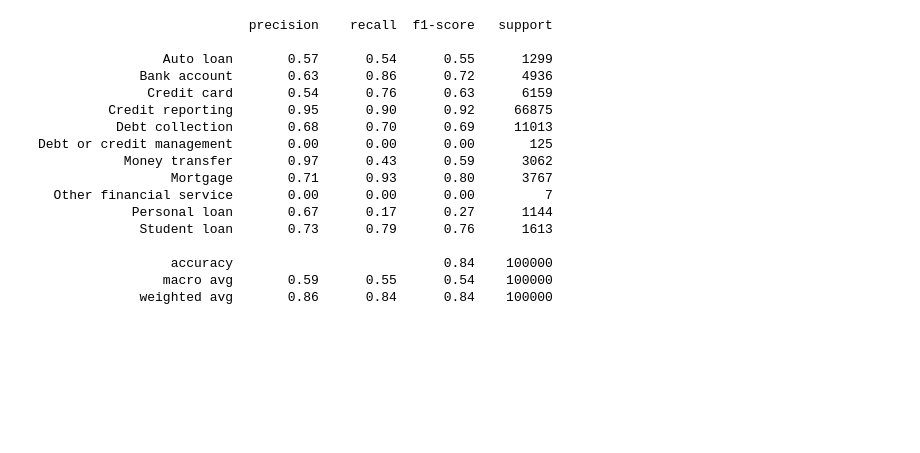
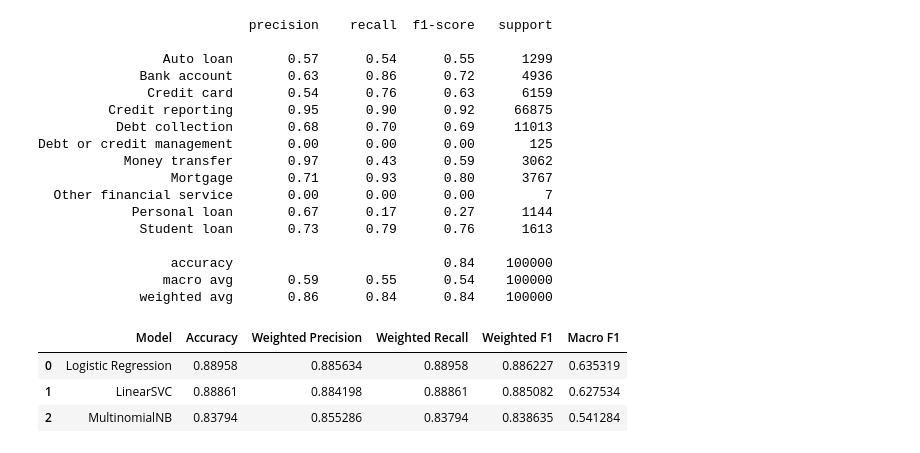
Before and after one commit to Phiziics/cfpb-complaint-intelligence, a Jupyter notebook: notebooks/02_training.ipynb, the cells around one changed output. Drawn from its saved outputs; the diff is of its cells as text; code cells hidden in the pictures; blank space fills up the shorter version.

Commit message:
model update

```diff
--- a/notebooks/02_training.ipynb
+++ b/notebooks/02_training.ipynb
@@ -444,3 +444,40 @@ Debt or credit management       0.00      0.00      0.00       125
                  accuracy                           0.84    100000
                 macro avg       0.59      0.55      0.54    100000
              weighted avg       0.86      0.84      0.84    100000
+# %%
+# Create a comparison table for all baseline models
+results_df = pd.DataFrame({
+    "Model": ["Logistic Regression", "LinearSVC", "MultinomialNB"],
+    "Accuracy": [
+        accuracy_score(y_test, y_pred_lr),
+        accuracy_score(y_test, y_pred_svc),
+        accuracy_score(y_test, y_pred_nb)
+    ],
+    "Weighted Precision": [
+        precision_score(y_test, y_pred_lr, average="weighted", zero_division=0),
+        precision_score(y_test, y_pred_svc, average="weighted", zero_division=0),
+        precision_score(y_test, y_pred_nb, average="weighted", zero_division=0)
+    ],
+    "Weighted Recall": [
+        recall_score(y_test, y_pred_lr, average="weighted", zero_division=0),
+        recall_score(y_test, y_pred_svc, average="weighted", zero_division=0),
+        recall_score(y_test, y_pred_nb, average="weighted", zero_division=0)
+    ],
+    "Weighted F1": [
+        f1_score(y_test, y_pred_lr, average="weighted", zero_division=0),
+        f1_score(y_test, y_pred_svc, average="weighted", zero_division=0),
+        f1_score(y_test, y_pred_nb, average="weighted", zero_division=0)
+    ],
+    "Macro F1": [
+        f1_score(y_test, y_pred_lr, average="macro", zero_division=0),
+        f1_score(y_test, y_pred_svc, average="macro", zero_division=0),
+        f1_score(y_test, y_pred_nb, average="macro", zero_division=0)
+    ]
+})
+
+results_df.sort_values(by="Weighted F1", ascending=False)
+# %% [output]
+|  | Model | Accuracy | Weighted Precision | Weighted Recall | Weighted F1 | Macro F1 |
+| 0 | Logistic Regression | 0.88958 | 0.885634 | 0.88958 | 0.886227 | 0.635319 |
+| 1 | LinearSVC | 0.88861 | 0.884198 | 0.88861 | 0.885082 | 0.627534 |
+| 2 | MultinomialNB | 0.83794 | 0.855286 | 0.83794 | 0.838635 | 0.541284 |
```
